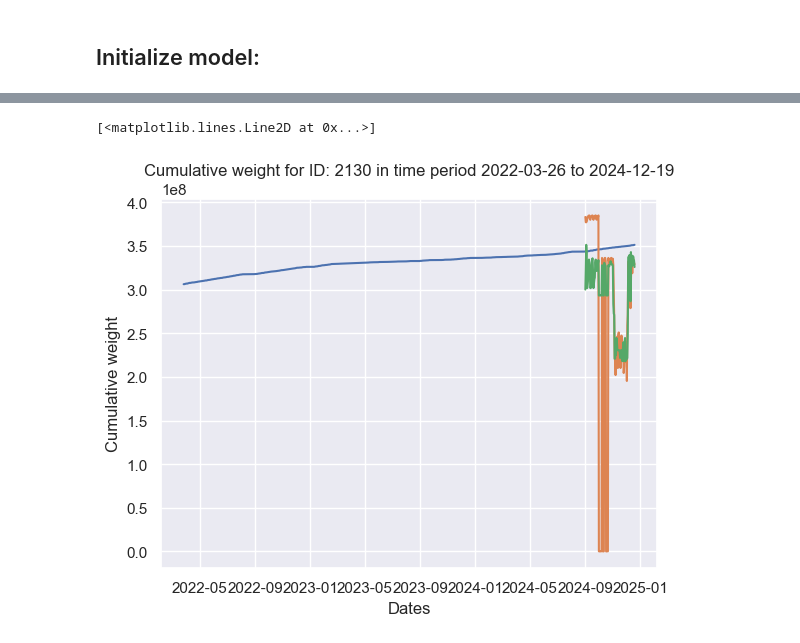
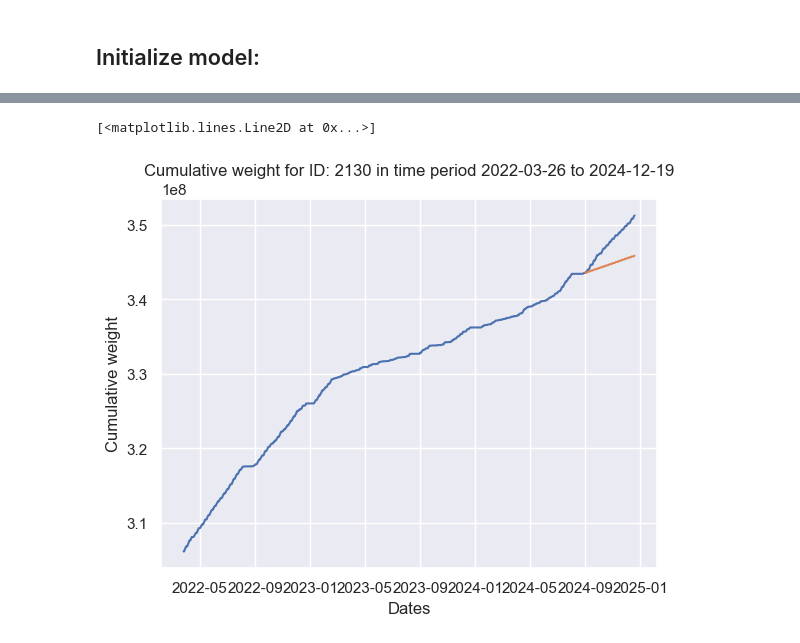
Before and after one commit to akselgs/Modern_ML_85, a Jupyter notebook: A_EDA_data_exploration.ipynb, the cells around one changed output, grey strips where cells are left out. Cells and saved outputs as stored; diff of their text form; code cells hidden in the pictures.

```diff
--- a/A_EDA_data_exploration.ipynb
+++ b/A_EDA_data_exploration.ipynb
@@ -451,17 +549,53 @@ print(prediction_map.head())
+# %%
+future_predict_start_date = pd.Timestamp(year=2024, month=12, day=20).date()
+future_predict_end_date = pd.Timestamp(year=2025, month=5, day=31).date()
+
+eval_split = pd.Timestamp(year=2024, month=10, day=25).date()
+
+future_train_full_2030 = df_2130[df_2130["date"] < eval_split]
+future_eval_full_2030 = df_2130[df_2130["date"] >= eval_split]
+
+df_2130 = add_statics_train(df_2130)
+future_train_full_2030 = add_statics_train(future_train_full_2030)
+future_eval_full_2030 = add_statics_eval(future_eval_full_2030)
+
+X_future_train = future_train_full_2030[feature_columns]
+y_future_train = future_train_full_2030[target_value]
+X_future_eval = future_eval_full_2030[feature_columns]
+y_future_eval = future_eval_full_2030[target_value]
+
+future_common_map = prepare_common_map(future_predict_start_date, future_predict_end_date)
+future_full_map = prepare_full_map(future_common_map, future_train_full_2030)
+
+future_xgb_model = xgb.XGBRegressor(
+    n_estimators=100,
+    learning_rate=0.1
+)
+
+future_xgb_model.fit(X_future_train, y_future_train, eval_set=[(X_future_eval, y_future_eval)], verbose=False)
+future_xgb_best_params = future_xgb_model.get_params()
+future_final_xgb_model = xgb.XGBRegressor(**future_xgb_best_params)
+future_final_xgb_model.fit(df_2130[feature_columns], df_2130[target_value])
 # %%
 #prediction_map["rm_id"] = 2130
 plot_id_simple(2130, df_2130.tail(n=1000))
 x = prediction_map["date"]
 y = prediction_map["xgb_predicts"]
 y2 = prediction_map["lgb_predicts"]
 y3 = prediction_map["cb_predicts"]
-y4 = prediction_map["rf_predicts"]
-y5 = prediction_map["hgb_predicts"]
-plt.plot(x,y)
-plt.plot(x,y2)
+z = prediction_map["cumulative_xgb_predicts"]
+z2 = prediction_map["cumulative_lgb_predicts"]
+z3 = prediction_map["cumulative_cb_predicts"]
+#y4 = prediction_map["rf_predicts"]
+#y5 = prediction_map["hgb_predicts"]
+#plt.plot(x,y)
+#plt.plot(x,y2)
 #plt.plot(x,y3)
+plt.plot(x,z)
+#plt.plot(x,z2)
+#plt.plot(x,z3)
 #plt.plot(x,y4)
 #plt.plot(x,y5)
 # %% [output]
 [<matplotlib.lines.Line2D at 0x...>]
-[figure, old version]
+[figure, new version]
```
Also changed, not shown: parts of 12 cells of this notebook, 13 other files.
